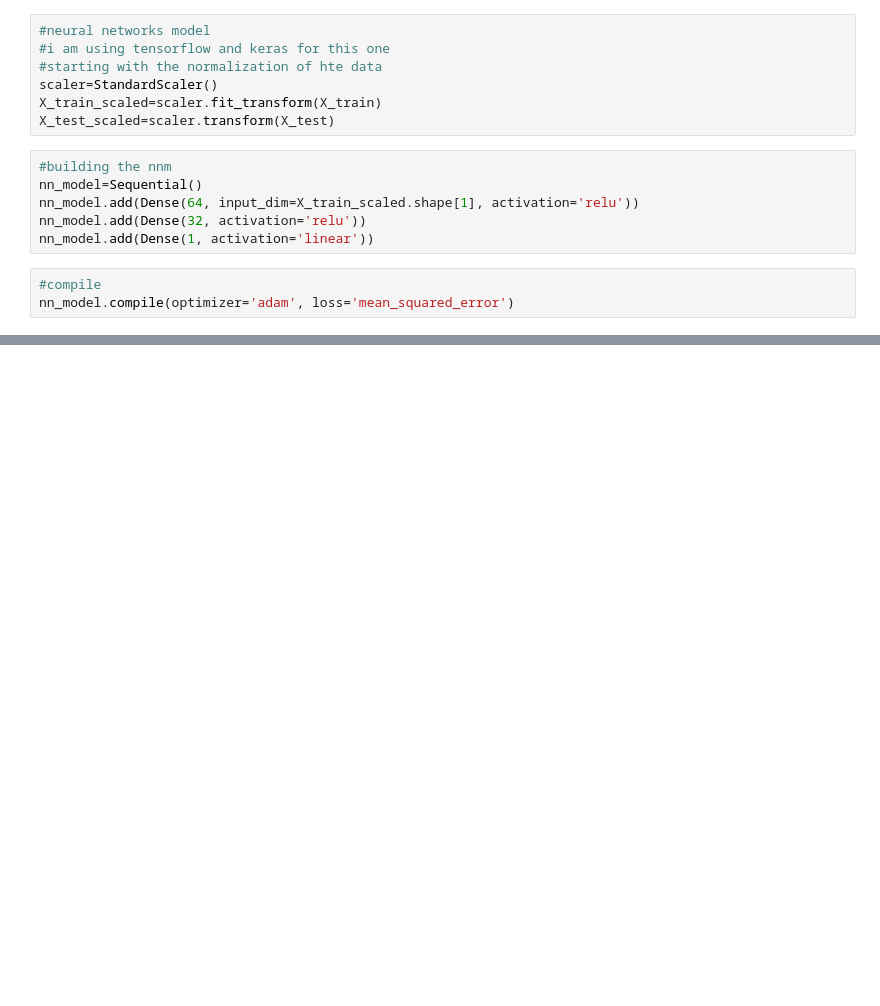
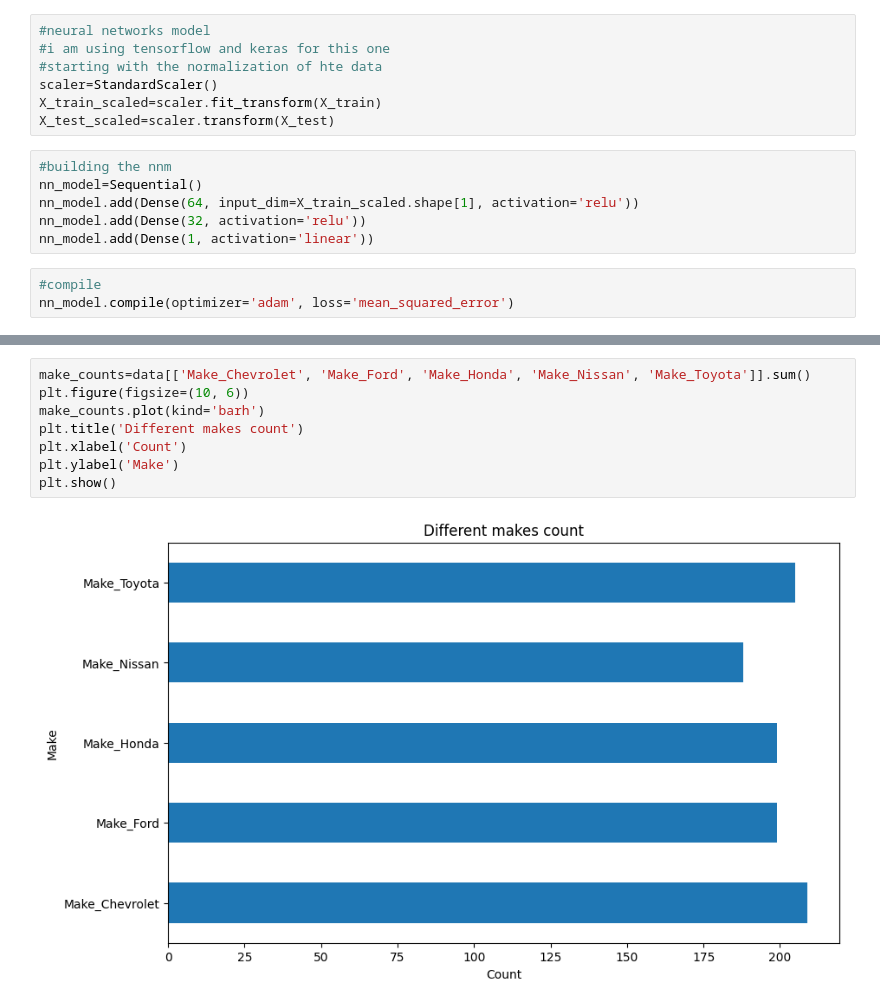
Before and after one commit to elenaz7/car-prices-prediction, a Jupyter notebook: notebook3f47f1dcc4.ipynb, the cells around one changed output, grey strips where cells are left out. Cells and saved outputs as stored; diff of their text form; blank space fills up the shorter version.

```diff
--- a/notebook3f47f1dcc4.ipynb
+++ b/notebook3f47f1dcc4.ipynb
@@ -163,0 +190,10 @@ plt.show()
+# %%
+make_counts=data[['Make_Chevrolet', 'Make_Ford', 'Make_Honda', 'Make_Nissan', 'Make_Toyota']].sum()
+plt.figure(figsize=(10, 6))
+make_counts.plot(kind='barh')
+plt.title('Different makes count')
+plt.xlabel('Count')
+plt.ylabel('Make')
+plt.show()
+# %% [output]
+[figure, added]
```
Also changed, not shown: parts of 8 cells of this notebook.
